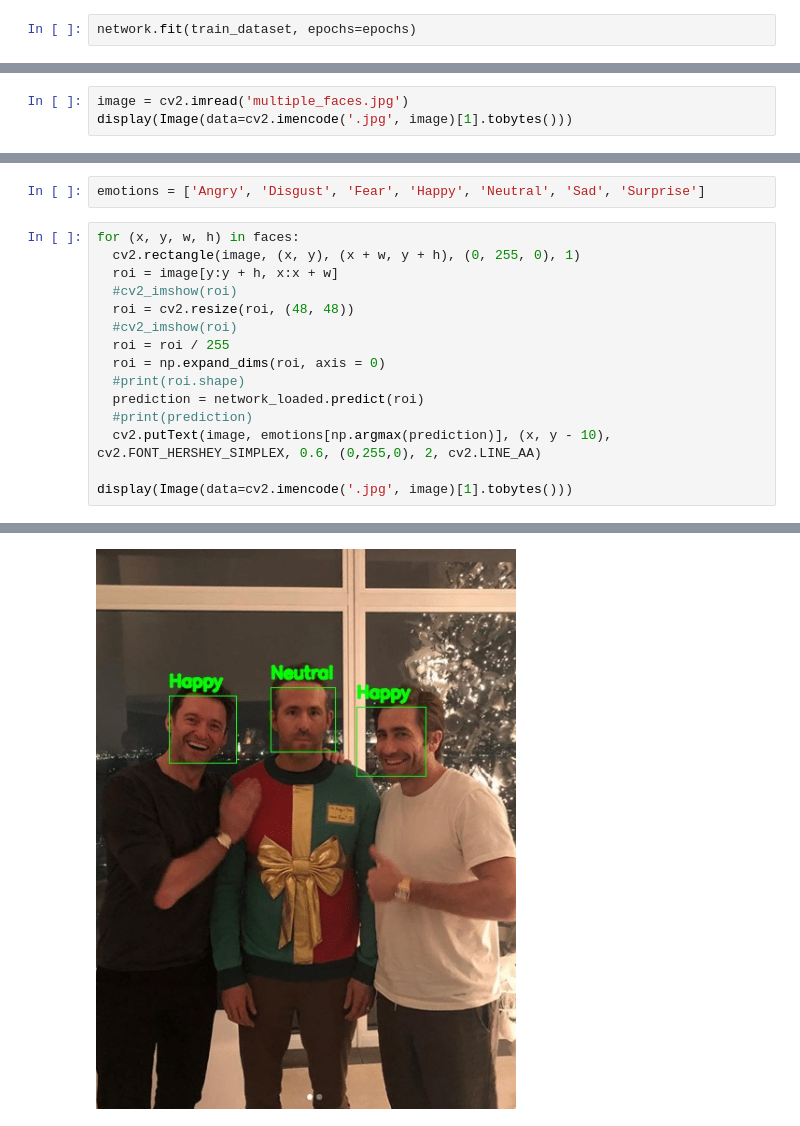
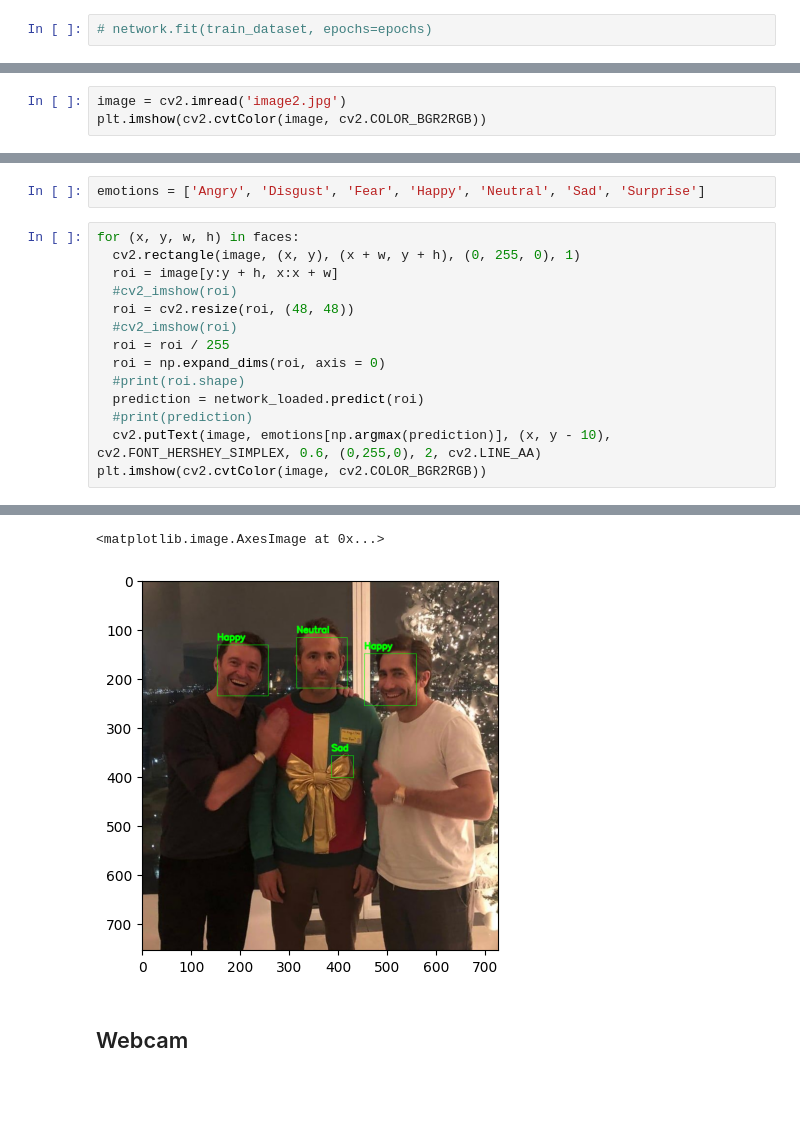
Before and after one commit to ArianFotouhi/FaceEmotionDetector, a Jupyter notebook: emotion_detector.ipynb, the cells around one changed output, grey strips where cells are left out. Drawn from its saved outputs; the diff is of its cells as text; blank space fills up the shorter version.

```diff
--- a/emotion_detector.ipynb
+++ b/emotion_detector.ipynb
@@ -153,4 +149,4 @@ None
 # %%
 network.compile(optimizer='Adam', loss='categorical_crossentropy', metrics=['accuracy'])
 # %%
-network.fit(train_dataset, epochs=epochs)
+# network.fit(train_dataset, epochs=epochs)
@@ -416,6 +401,6 @@ Prediction:  Neutral
 # %% [markdown]
 ## Classifying multiple images
 # %%
-image = cv2.imread('multiple_faces.jpg')
-display(Image(data=cv2.imencode('.jpg', image)[1].tobytes()))
+image = cv2.imread('image2.jpg')
+plt.imshow(cv2.cvtColor(image, cv2.COLOR_BGR2RGB))
 # %% [output]
@@ -446,6 +433,5 @@ for (x, y, w, h) in faces:
   prediction = network_loaded.predict(roi)
   #print(prediction)
   cv2.putText(image, emotions[np.argmax(prediction)], (x, y - 10), cv2.FONT_HERSHEY_SIMPLEX, 0.6, (0,255,0), 2, cv2.LINE_AA)
-
-display(Image(data=cv2.imencode('.jpg', image)[1].tobytes()))
+plt.imshow(cv2.cvtColor(image, cv2.COLOR_BGR2RGB))
 # %% [output]
@@ -455 +442,4 @@ display(Image(data=cv2.imencode('.jpg', image)[1].tobytes()))
+<matplotlib.image.AxesImage at 0x...>
-[figure, old version]
+[figure, new version]
+# %% [markdown]
+## Webcam
```
Also changed, not shown: parts of 20 cells of this notebook.
